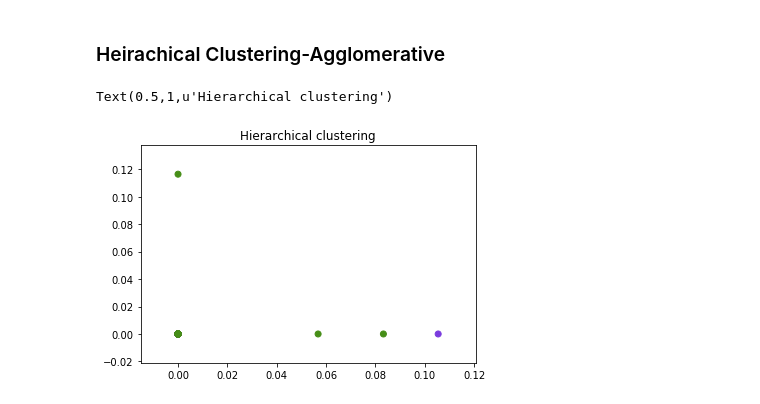
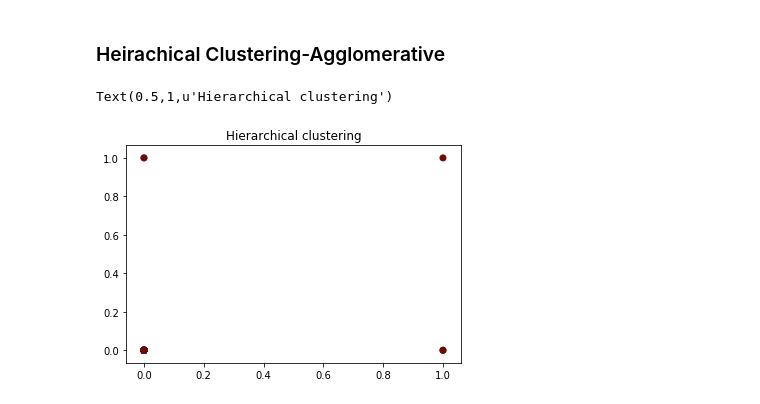
Before and after one commit to rishickesh/Data-science, a Jupyter notebook: imdb.ipynb, the cells around one changed output. Saved outputs shown, nothing was run; the diff lists cells and outputs as text; code cells hidden in the pictures.

```diff
--- a/imdb.ipynb
+++ b/imdb.ipynb
@@ -338,10 +390,10 @@ def load_imdb_dataset(path):
     # Converting to np.array
     train_texts = np.array(train_texts)
 
-    train_df = pd.DataFrame({'Review':train_texts })
+    train_df_un = pd.DataFrame({'Review':train_texts })
 
     # Return the dataset
-    return train_df
+    return train_df_un
 # %%
-train_df= load_imdb_dataset(path)
+train_df_un= load_imdb_dataset(path)
 # %%
@@ -674,3 +762,6 @@ X=vectorizer.fit_transform(data.Review[:50]).toarray()
+# %%
+vectorizer=CountVectorizer()
+X=vectorizer.fit_transform(train_df_un.Review[:100]).toarray()
 # %% [markdown]
 ### Predicted Clusters
 # %%
@@ -696,0 +783,11 @@ Text(0.5,1,u'KMeans clusters')
+# %%
+wcss = []
+for i in range(1, 11):
+    kmeans = KMeans(n_clusters = i, init = 'k-means++')
+    kmeans.fit(X)
+    wcss.append(kmeans.inertia_)
+
+plt.plot(range(1,11), wcss)
+plt.title('Elbow method')
+plt.xlabel('No of clusters')
+plt.ylabel('wcss')
@@ -699,13 +799,13 @@ Text(0.5,1,u'KMeans clusters')
 # %%
 from sklearn.cluster import AgglomerativeClustering
 n_clusters = 2
 ward = AgglomerativeClustering(n_clusters=n_clusters, linkage='ward')
 ward.fit(X)
 colors =np.random.rand(n_clusters, 3)
 pred_colors = [colors[label] for label in ward.labels_]
 
-plt.scatter(X[:, 0],X[:, 10],c=pred_colors)
+plt.scatter(X[:, 0],X[:, 500],c=pred_colors)
 plt.title('Hierarchical clustering')
 # %% [output]
 Text(0.5,1,u'Hierarchical clustering')
-[figure, old version]
+[figure, new version]
```
Also changed, not shown: parts of 69 cells of this notebook, 1 other file.
